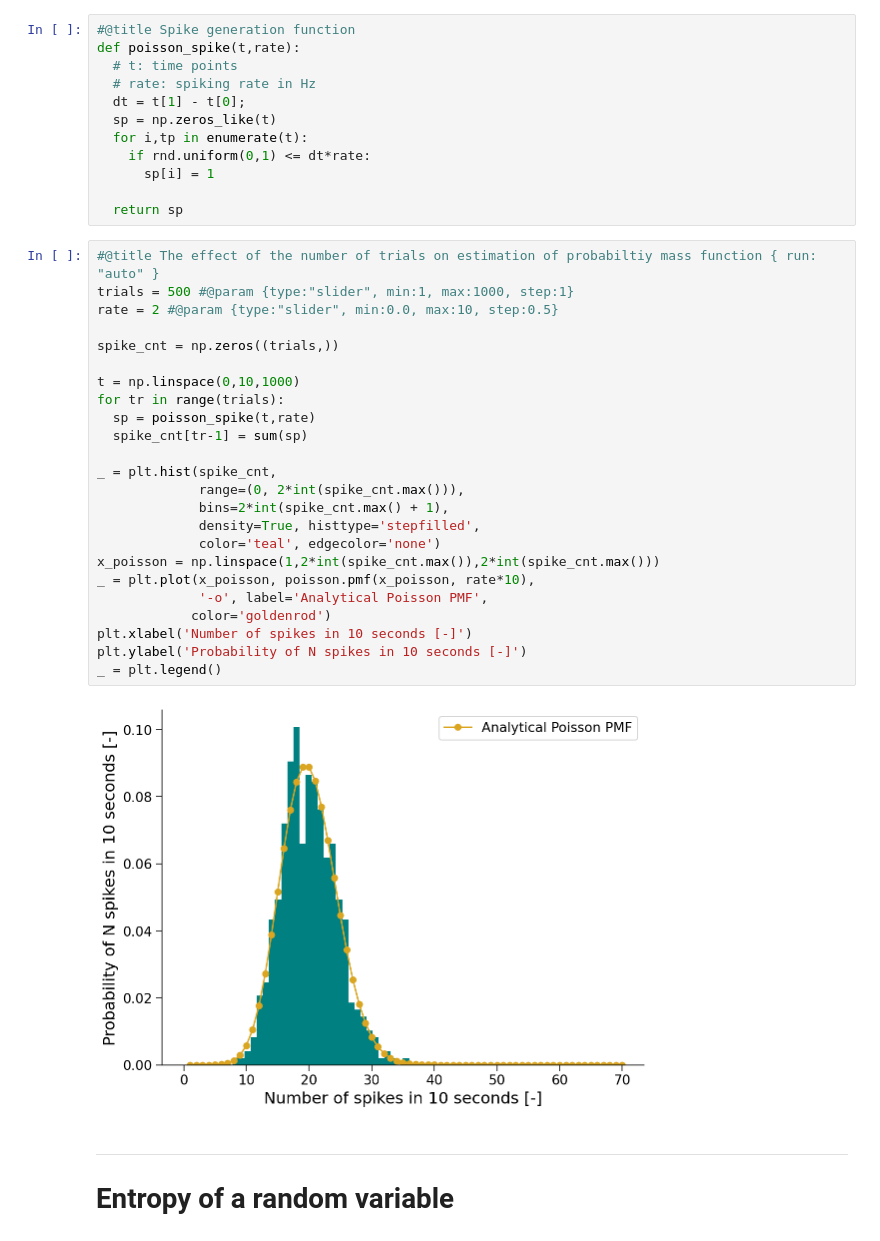
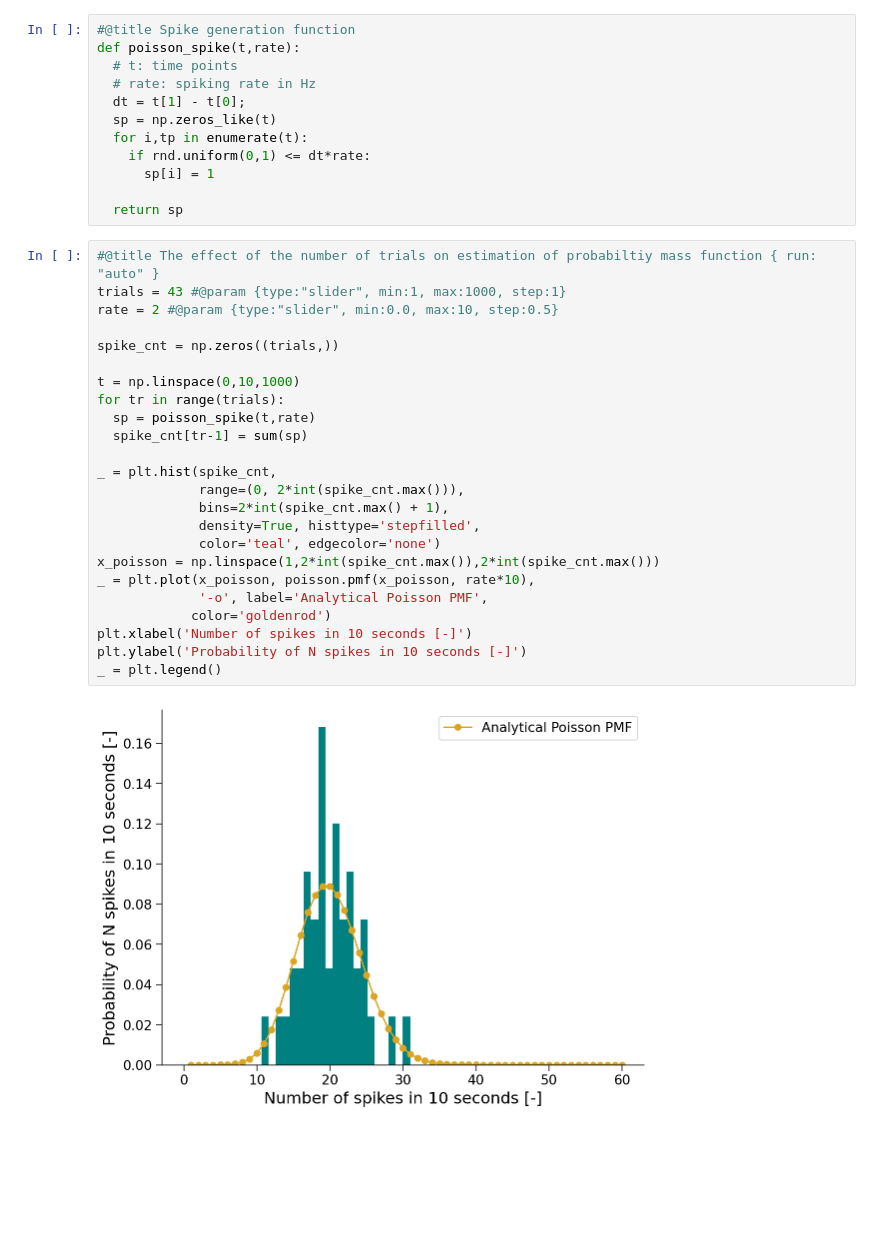
Before and after one commit to rmaffulli/MI_tutorial, a Jupyter notebook: MI_tutorial.ipynb, the cells around one changed output. Cells and saved outputs as stored; diff of their text form; blank space fills up the shorter version.

```diff
--- a/MI_tutorial.ipynb
+++ b/MI_tutorial.ipynb
@@ -46,30 +46,27 @@ def poisson_spike(t,rate):
   return sp
 # %%
 #@title The effect of the number of trials on estimation of probabiltiy mass function { run: "auto" }
-trials = 500 #@param {type:"slider", min:1, max:1000, step:1}
+trials = 43 #@param {type:"slider", min:1, max:1000, step:1}
 rate = 2 #@param {type:"slider", min:0.0, max:10, step:0.5}
 
 spike_cnt = np.zeros((trials,))
 
 t = np.linspace(0,10,1000)
 for tr in range(trials):
   sp = poisson_spike(t,rate)
   spike_cnt[tr-1] = sum(sp)
 
 _ = plt.hist(spike_cnt,
              range=(0, 2*int(spike_cnt.max())),
              bins=2*int(spike_cnt.max() + 1),
              density=True, histtype='stepfilled',
              color='teal', edgecolor='none')
 x_poisson = np.linspace(1,2*int(spike_cnt.max()),2*int(spike_cnt.max()))
 _ = plt.plot(x_poisson, poisson.pmf(x_poisson, rate*10),
              '-o', label='Analytical Poisson PMF',
             color='goldenrod')
 plt.xlabel('Number of spikes in 10 seconds [-]')
 plt.ylabel('Probability of N spikes in 10 seconds [-]')
 _ = plt.legend()
 # %% [output]
-[figure, old version]
+[figure, new version]
-# %% [markdown]
----
-# Entropy of a random variable
```
Also changed, not shown: parts of 10 cells of this notebook.
